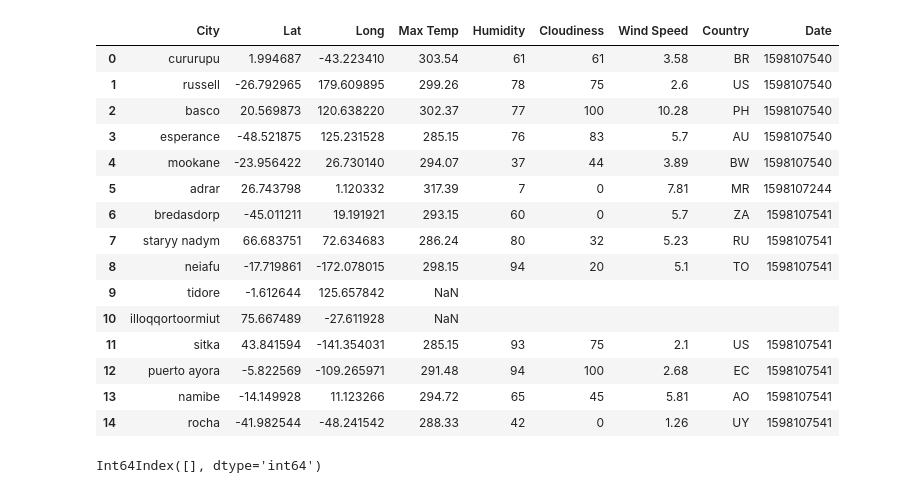
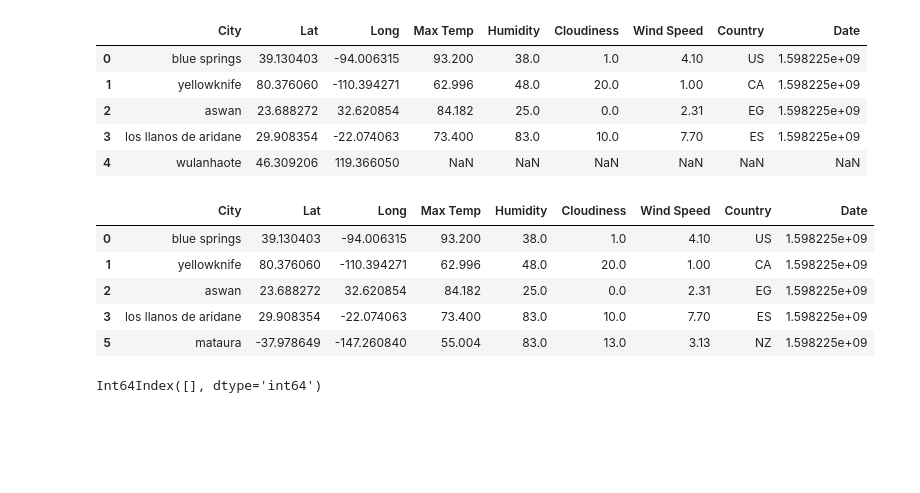
Before and after one commit to hannahduncan/python-api-challenge, a Jupyter notebook: WeatherPy/WeatherPy.ipynb, the cells around one changed output. Cells and saved outputs as stored; diff of their text form; code cells hidden in the pictures; blank space fills up the shorter version.

```diff
--- a/WeatherPy/WeatherPy.ipynb
+++ b/WeatherPy/WeatherPy.ipynb
@@ -51,7 +51,10 @@ len(cities)
-# %%
-#If city not found, remove city, lat, long from list
-cities.remove("russell")
-ciites
+# %%
+unique_lats = []
+unique_longs = []
+
+for i in range(len(unique_lat_longs)):
+    unique_lats.append(unique_lat_longs[i][0])
+    unique_longs.append(unique_lat_longs[i][1])
 # %%
 count = 0
 max_temps = []
@@ -75,8 +78,10 @@ with open(output_data_file,"w") as weather:
             humidity = float(response["main"]["humidity"])
             clouds = float(response["clouds"]["all"])
             wind = float(response["wind"]["speed"])
-            date = response["dt"]
+            date = int(response["dt"])
             country = response["sys"]["country"]
+
+            max_temp = 1.8*(max_temp-273.15)+32
 
             max_temps.append(max_temp)
             humidities.append(humidity)
@@ -89,14 +94,14 @@ with open(output_data_file,"w") as weather:
 
             print(f"Processing Record {count} of {len(cities)} | {city}")
         except:
-#             max_temps.append("NaN")
-#             humidities.append("")
-#             cloudiness.append("")
-#             wind_speeds.append("")
-#             dates.append("")
-#             countries.append("")
+            max_temps.append(np.NaN)
+            humidities.append(np.NaN)
+            cloudiness.append(np.NaN)
+            wind_speeds.append(np.NaN)
+            dates.append(np.NaN)
+            countries.append(np.NaN)
 
-#             weather.write(f",,,,,,\n")
+            weather.write(f"NaN,NaN,NaN,NaN,NaN,NaN,NaN\n")
 
 
             print(f"{city} not found. Skipping...")
@@ -118,32 +126,29 @@ Processing Record 14 of 14 | atuona
 # %%
 weather_dict = {}
 
-weather_dict = {"City": cities, "Lat": lats, "Long": longs, "Max Temp": max_temps,
+weather_dict = {"City": cities, "Lat": unique_lats, "Long": unique_longs, "Max Temp": max_temps,
                "Humidity": humidities, "Cloudiness":cloudiness, "Wind Speed": wind_speeds,
                 "Country": countries, "Date":dates}
 
 weather_df = pd.DataFrame(weather_dict)
-weather_df
+weather_df.head()
+# %% [output]
+|  | City | Lat | Long | Max Temp | Humidity | Cloudiness | Wind Speed | Country | Date |
+| 0 | blue springs | 39.130403 | -94.006315 | 93.200 | 38.0 | 1.0 | 4.10 | US | 1.598225e+09 |
+| 1 | yellowknife | 80.376060 | -110.394271 | 62.996 | 48.0 | 20.0 | 1.00 | CA | 1.598225e+09 |
+| 2 | aswan | 23.688272 | 32.620854 | 84.182 | 25.0 | 0.0 | 2.31 | EG | 1.598225e+09 |
+| 3 | los llanos de aridane | 29.908354 | -22.074063 | 73.400 | 83.0 | 10.0 | 7.70 | ES | 1.598225e+09 |
+| 4 | wulanhaote | 46.309206 | 119.366050 | NaN | NaN | NaN | NaN | NaN | NaN |
 # %%
 weather_dropna_df = weather_df.dropna(how="any")
-weather_dropna_df
+weather_dropna_df.head()
 # %% [output]
 |  | City | Lat | Long | Max Temp | Humidity | Cloudiness | Wind Speed | Country | Date |
-| 0 | cururupu | 1.994687 | -43.223410 | 303.54 | 61 | 61 | 3.58 | BR | 1598107540 |
-| 1 | russell | -26.792965 | 179.609895 | 299.26 | 78 | 75 | 2.6 | US | 1598107540 |
-| 2 | basco | 20.569873 | 120.638220 | 302.37 | 77 | 100 | 10.28 | PH | 1598107540 |
-| 3 | esperance | -48.521875 | 125.231528 | 285.15 | 76 | 83 | 5.7 | AU | 1598107540 |
-| 4 | mookane | -23.956422 | 26.730140 | 294.07 | 37 | 44 | 3.89 | BW | 1598107540 |
-| 5 | adrar | 26.743798 | 1.120332 | 317.39 | 7 | 0 | 7.81 | MR | 1598107244 |
-| 6 | bredasdorp | -45.011211 | 19.191921 | 293.15 | 60 | 0 | 5.7 | ZA | 1598107541 |
-| 7 | staryy nadym | 66.683751 | 72.634683 | 286.24 | 80 | 32 | 5.23 | RU | 1598107541 |
-| 8 | neiafu | -17.719861 | -172.078015 | 298.15 | 94 | 20 | 5.1 | TO | 1598107541 |
-| 9 | tidore | -1.612644 | 125.657842 | NaN |  |  |  |  |  |
-| 10 | illoqqortoormiut | 75.667489 | -27.611928 | NaN |  |  |  |  |  |
-| 11 | sitka | 43.841594 | -141.354031 | 285.15 | 93 | 75 | 2.1 | US | 1598107541 |
-| 12 | puerto ayora | -5.822569 | -109.265971 | 291.48 | 94 | 100 | 2.68 | EC | 1598107541 |
-| 13 | namibe | -14.149928 | 11.123266 | 294.72 | 65 | 45 | 5.81 | AO | 1598107541 |
-| 14 | rocha | -41.982544 | -48.241542 | 288.33 | 42 | 0 | 1.26 | UY | 1598107541 |
+| 0 | blue springs | 39.130403 | -94.006315 | 93.200 | 38.0 | 1.0 | 4.10 | US | 1.598225e+09 |
+| 1 | yellowknife | 80.376060 | -110.394271 | 62.996 | 48.0 | 20.0 | 1.00 | CA | 1.598225e+09 |
+| 2 | aswan | 23.688272 | 32.620854 | 84.182 | 25.0 | 0.0 | 2.31 | EG | 1.598225e+09 |
+| 3 | los llanos de aridane | 29.908354 | -22.074063 | 73.400 | 83.0 | 10.0 | 7.70 | ES | 1.598225e+09 |
+| 5 | mataura | -37.978649 | -147.260840 | 55.004 | 83.0 | 13.0 | 3.13 | NZ | 1.598225e+09 |
 # %%
 #  Get the indices of cities that have humidity over 100%.
 
```
Also changed, not shown: parts of 19 cells of this notebook, 16 other files.
